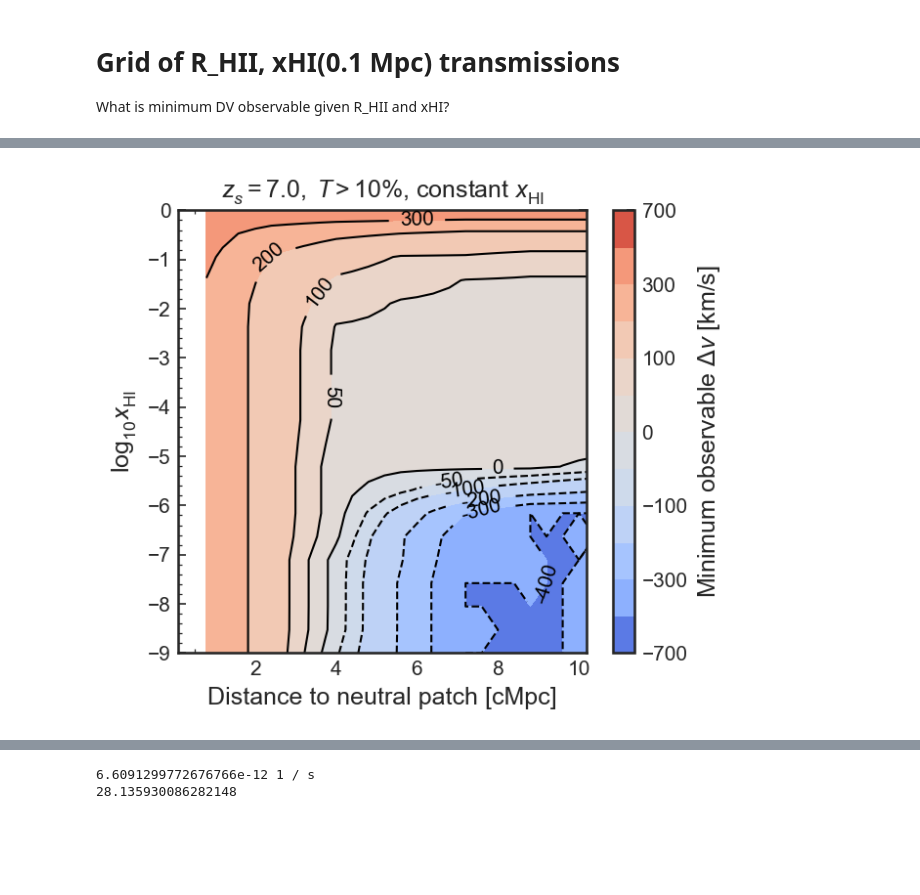
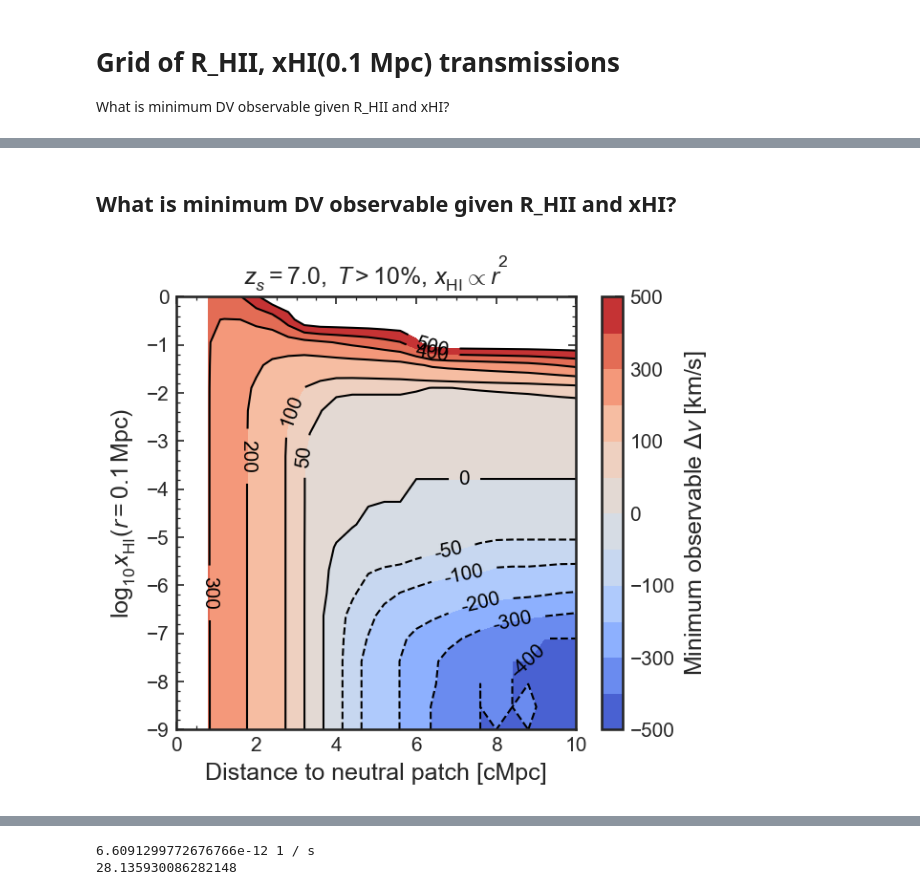
Before and after one commit to charlottenosam/LyaLineshapes, a Jupyter notebook: notebooks/bubble_size_lya_DV.ipynb, the cells around one changed output, grey strips where cells are left out. Saved outputs shown, nothing was run; the diff lists cells and outputs as text; code cells hidden in the pictures; blank space fills up the shorter version.

Commit message:
testing grid, MR06 with fixed distances

```diff
--- a/notebooks/bubble_size_lya_DV.ipynb
+++ b/notebooks/bubble_size_lya_DV.ipynb
@@ -1089,18 +1089,18 @@ bubbles.plot_tau(tau_tab[2], bubbles.wave_em, ax=ax, transmission=trans,
 # %% [markdown]
 ## Load dictionary
 # %%
-r_slope = 0.
-z_s     = 7.
-z_min   = 6.
+def load_dict(r_slope=2., z_s=7., z_min=6.):
 
-fname_dict = '../data/tau_total_dict_RHII_xHI_grid_zs=%.1f_zmin=%.1f_r=%.0f.pickle' % (z_s, z_min, r_slope)
-with open(fname_dict, 'rb') as fp:
-    tau_total_dict = pickle.load(fp)
+    fname_dict = '../data/tau_total_dict_RHII_xHI_grid_zs=%.1f_zmin=%.1f_r=%.0f.pickle' % (z_s, z_min, r_slope)
+    with open(fname_dict, 'rb') as fp:
+        tau_total_dict = pickle.load(fp)
 
-keys = np.array([[key[0],key[1]] for key in (tau_total_dict.keys())])
+    keys = np.array([[key[0],key[1]] for key in (tau_total_dict.keys())])
 
-R_ion_tab  = np.unique(keys[:,0])
-xHI_01_tab = np.unique(keys[:,1])
+    R_ion_tab  = np.unique(keys[:,0])
+    xHI_01_tab = np.unique(keys[:,1])
 
-print(R_ion_tab)
-print(xHI_01_tab)
+    print(R_ion_tab)
+    print(xHI_01_tab)
+
+    return tau_total_dict, R_ion_tab, xHI_01_tab
@@ -1112,11 +1107,13 @@ print(xHI_01_tab)
 # %%
+tau_total_dict, R_ion_tab, xHI_01_tab = load_dict(r_slope=2., z_s=7., z_min=6.)
+
 # Change xHI
 s_m = bubbles.scalar_mappable(xHI_01_tab, cmap='viridis_r')
 
 plt.figure(figsize=(4.5,4))
 ax_wave = plt.subplot()
 
-R_ion_key  = 0.9
+R_ion_key  = 1.01
 for xHI_01 in xHI_01_tab:
     plt.plot(bubbles.wave_em, np.exp(-tau_total_dict[(R_ion_key, xHI_01)]),
              c=s_m.to_rgba(xHI_01), alpha=1, lw=1)
@@ -1141,7 +1138,7 @@ plt.figure(figsize=(4.5,4))
 ax_wave = plt.subplot()
 DV = bubbles.wave_to_DV(bubbles.wave_em)
 xHI_01_key  = -6.0
-for R_ion in R_ion_tab[::2]:
+for R_ion in R_ion_tab[::5]:
     plt.plot(bubbles.wave_em, np.exp(-tau_total_dict[(R_ion, xHI_01_key)]),
              c=s_m.to_rgba(R_ion), alpha=1, lw=1)
 
@@ -1152,7 +1149,7 @@ for R_ion in R_ion_tab[::2]:
 ax_DV = bubbles.make_DV_axes(ax_wave, bubbles.wave_em, np.exp(-tau_total_dict[(R_ion, xHI_01_key)]))
 
 plt.annotate('$x_\mathrm{HI}(0.1\,$Mpc$) = 10^{%.0f}$' % xHI_01_key, xy=(0.05,0.92), xycoords='axes fraction')
-plt.colorbar(s_m, label='$R_\mathrm{HII}$ [Mpc]')
+plt.colorbar(s_m, label='$R_\mathrm{HII}$ [pMpc]')
 
 ax_wave.set_xlabel('Rest wavelength [A]')
 ax_wave.set_ylabel(r'Ly$\alpha$ transmission')
@@ -1226,3 +1242,5 @@ $[0.01,~0.11,~0.21,~0.31,~0.41,~0.51,~0.61,~0.71,~0.81,~0.91,~1.01,~1.11,~1.21,~
+# %% [markdown]
+## What is minimum DV observable given R_HII and xHI?
 # %%
 trans_minDV_im = bubbles.dict_to_image(trans_minDV_dict, x=R_ion_tab, y=xHI_01_tab)
 
@@ -1237,33 +1255,33 @@ log10_xHI_01_tab_better = np.linspace(-9,0,20)
 trans_minDV_im_interp_better = trans_minDV_im_interp(R_ion_tab_better, log10_xHI_01_tab_better)
 trans_minDV_im_interp_better[np.isnan(trans_minDV_im_interp_better)] = 300.
 
 #------------------------------------------------------------
 # Plot
 plt.figure(figsize=(4.5, 4))
 
-trans_minDV_levels = [-700, -400, -300, -200, -100, -50, 0., 50, 100, 200, 300, 400, 700]
+trans_minDV_levels = [-500, -400, -300, -200, -100, -50, 0., 50, 100, 200, 300, 400, 500]
 
 cs = plt.contourf(R_ion_tab_better*(1+z_s), log10_xHI_01_tab_better, trans_minDV_im_interp_better,
                  levels=trans_minDV_levels, cmap='coolwarm')
 
 plt.colorbar(label=r'Minimum observable $\Delta v$ [km/s]')
 
 cs = plt.contour(R_ion_tab_better*(1+z_s), log10_xHI_01_tab_better, trans_minDV_im_interp_better,
                  levels=trans_minDV_levels, linewidths=1, colors='k')
 
-plt.xlim(0.1, 10.2)
+plt.xlim(0., 10.)
 
 plt.clabel(cs, cs.levels, fmt='%.0f', inline_spacing=10.)
 
 plt.xlabel('Distance to neutral patch [cMpc]')
 if r_slope == 0:
     plt.ylabel('$\log_{10} x_\mathrm{HI}$')
     title = '$z_s = %.1f,\; T > %.0f \%%$, constant $x_\mathrm{HI}$' % (z_s, T_min*100)
 else:
     plt.ylabel('$\log_{10} x_\mathrm{HI} (r=0.1\,$Mpc$)$')
     title = '$z_s = %.1f,\; T > %.0f \%%$, $x_\mathrm{HI} \propto r^2$' % (z_s, T_min*100)
 
 plt.title(title)
 plt.savefig('../figs/transmission_grid/minimum_observable_DV_zs=%.1f_zmin=%.1f_r=%.0f_T>%.2f.pdf' % (z_s, z_min, r_slope, T_min), bbox_inches='tight')
 # %% [output]
-[figure, old version]
+[figure, new version]
```
Also changed, not shown: parts of 6 cells of this notebook, 8 other files.
